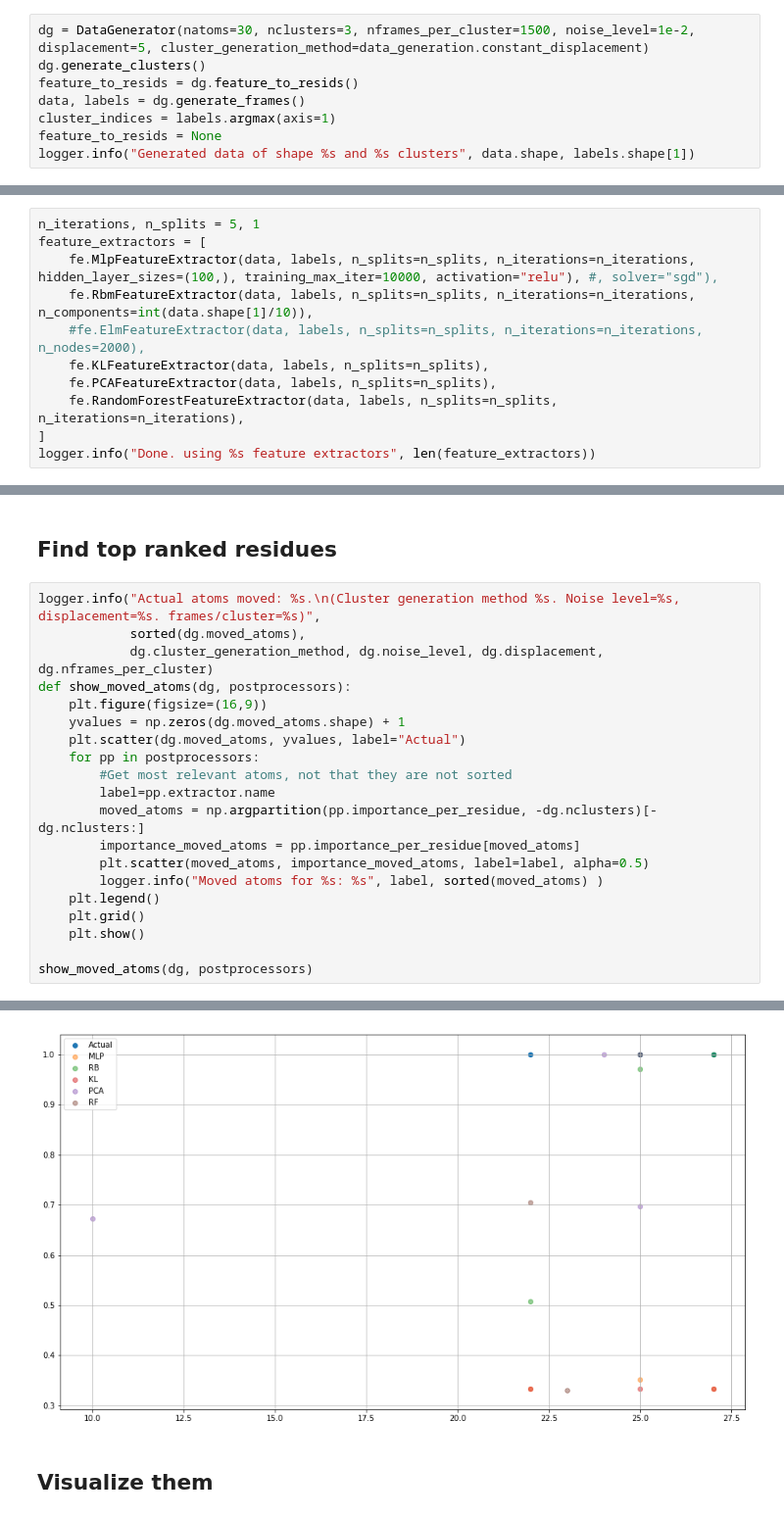
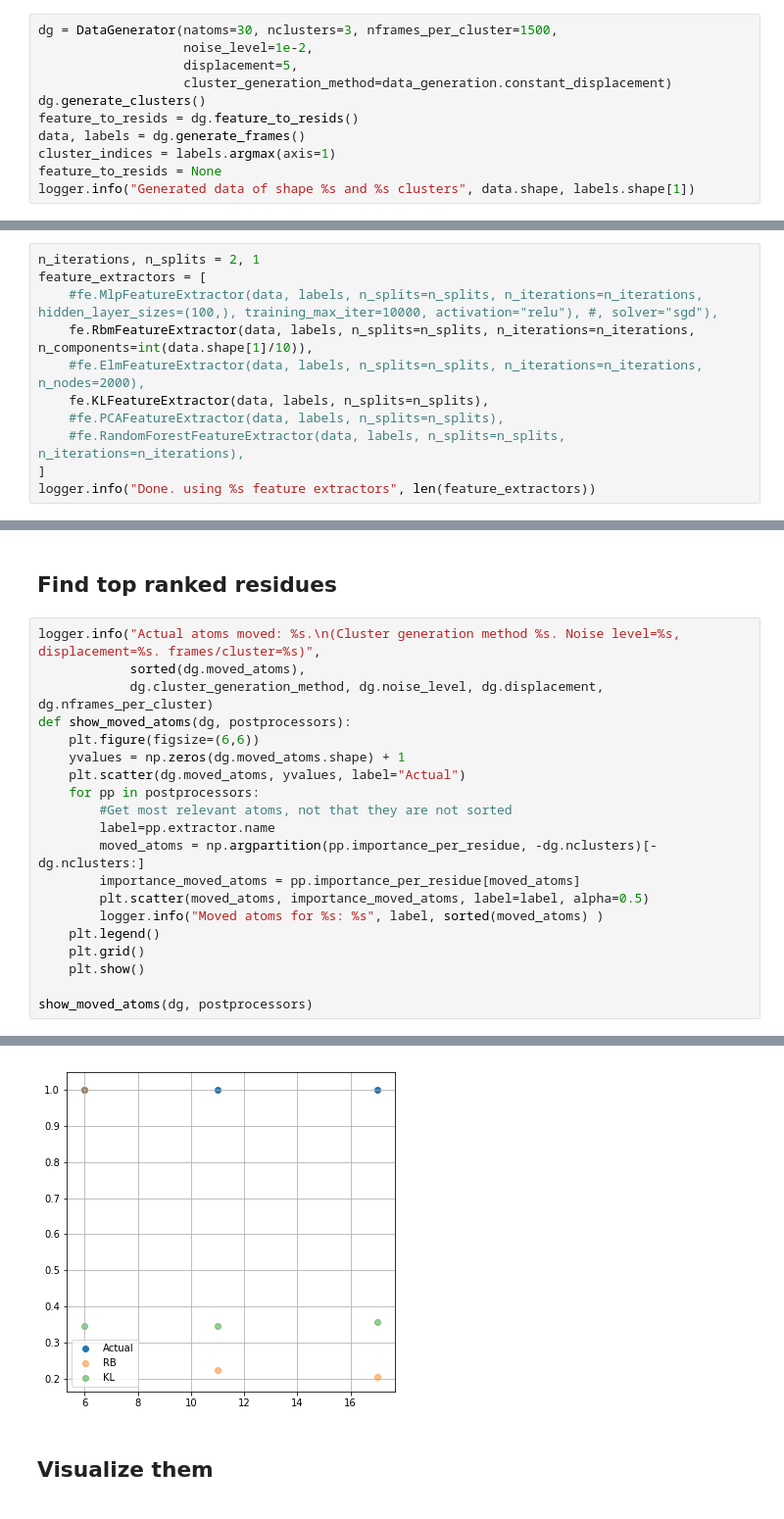
Before and after one commit to mkasimova/Neural.Network.Relevance.Propagation, a Jupyter notebook: random_data.ipynb, the cells around one changed output, grey strips where cells are left out. Shown at 98% size. Drawn from its saved outputs; the diff is of its cells as text.

```diff
--- a/random_data.ipynb
+++ b/random_data.ipynb
@@ -24,7 +24,10 @@ logger = logging.getLogger("dataGenNb")
 
 Data should be in an appropriate format and filtered before when we load it here. It does not have to be scaled.
 # %%
-dg = DataGenerator(natoms=30, nclusters=3, nframes_per_cluster=1500, noise_level=1e-2, displacement=5, cluster_generation_method=data_generation.constant_displacement)
+dg = DataGenerator(natoms=30, nclusters=3, nframes_per_cluster=1500,
+                   noise_level=1e-2,
+                   displacement=5,
+                   cluster_generation_method=data_generation.constant_displacement)
 dg.generate_clusters()
 feature_to_resids = dg.feature_to_resids()
 data, labels = dg.generate_frames()
@@ -38,14 +41,14 @@ logger.info("Generated data of shape %s and %s clusters", data.shape, labels.sha
 
 Every method is encapsulated in a so called FeatureExtractor class which all follow the same interface
 # %%
-n_iterations, n_splits = 5, 1
+n_iterations, n_splits = 2, 1
 feature_extractors = [
-    fe.MlpFeatureExtractor(data, labels, n_splits=n_splits, n_iterations=n_iterations, hidden_layer_sizes=(100,), training_max_iter=10000, activation="relu"), #, solver="sgd"),
+    #fe.MlpFeatureExtractor(data, labels, n_splits=n_splits, n_iterations=n_iterations, hidden_layer_sizes=(100,), training_max_iter=10000, activation="relu"), #, solver="sgd"),
     fe.RbmFeatureExtractor(data, labels, n_splits=n_splits, n_iterations=n_iterations, n_components=int(data.shape[1]/10)),
     #fe.ElmFeatureExtractor(data, labels, n_splits=n_splits, n_iterations=n_iterations, n_nodes=2000),
     fe.KLFeatureExtractor(data, labels, n_splits=n_splits),
-    fe.PCAFeatureExtractor(data, labels, n_splits=n_splits),
-    fe.RandomForestFeatureExtractor(data, labels, n_splits=n_splits, n_iterations=n_iterations),
+    #fe.PCAFeatureExtractor(data, labels, n_splits=n_splits),
+    #fe.RandomForestFeatureExtractor(data, labels, n_splits=n_splits, n_iterations=n_iterations),
 ]
 logger.info("Done. using %s feature extractors", len(feature_extractors))
 # %% [output]
@@ -105,7 +100,7 @@ logger.info("Actual atoms moved: %s.\n(Cluster generation method %s. Noise level
             sorted(dg.moved_atoms),
             dg.cluster_generation_method, dg.noise_level, dg.displacement, dg.nframes_per_cluster)
 def show_moved_atoms(dg, postprocessors):
-    plt.figure(figsize=(16,9))
+    plt.figure(figsize=(6,6))
     yvalues = np.zeros(dg.moved_atoms.shape) + 1
     plt.scatter(dg.moved_atoms, yvalues, label="Actual")
     for pp in postprocessors:
@@ -131,4 +123,4 @@ show_moved_atoms(dg, postprocessors)
-[figure, old version]
+[figure, new version]
 # %% [markdown]
 ## Visualize them
 # %%
```
Also changed, not shown: parts of 6 cells of this notebook, 2 other files.
